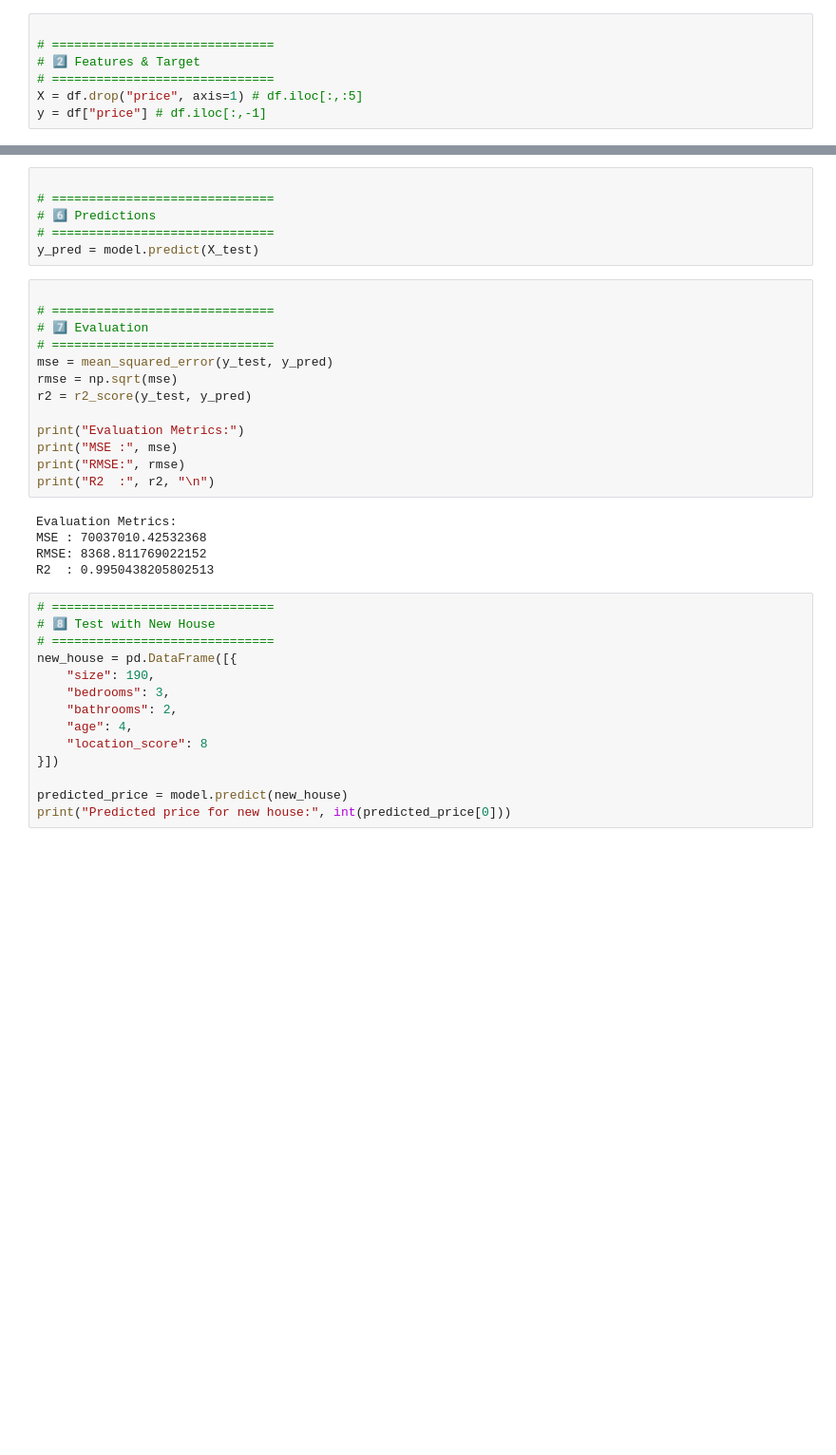
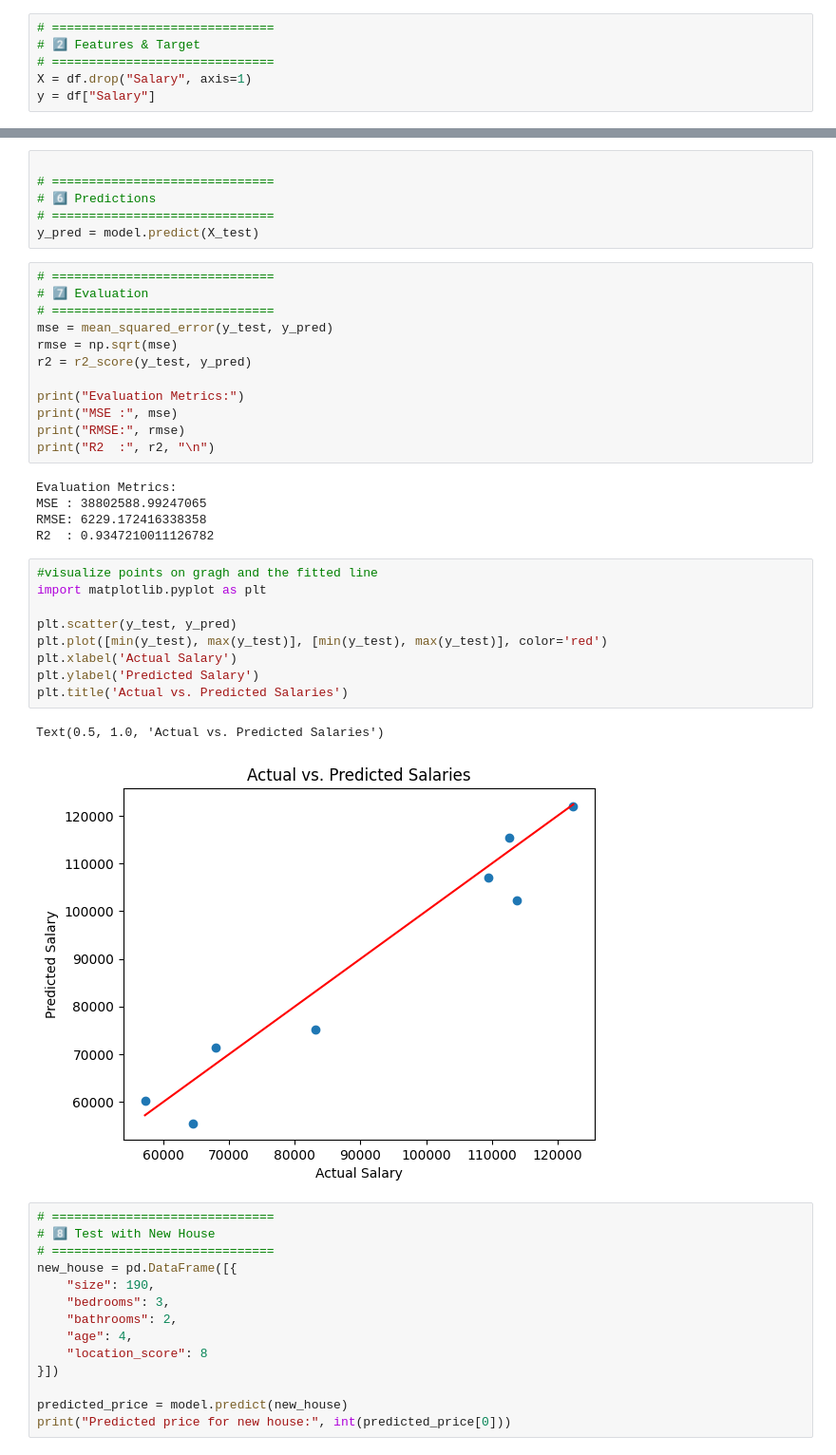
Before and after one commit to AhmedJaber012/DEBI-Labs, a Jupyter notebook: lab7/task/LinearRegression_house_price.ipynb, the cells around one changed output, grey strips where cells are left out. Shown at 95% size. Saved outputs shown, nothing was run; the diff lists cells and outputs as text; blank space fills up the shorter version.

Commit message:
task_experience salary

```diff
--- a/lab7/task/LinearRegression_house_price.ipynb
+++ b/lab7/task/LinearRegression_house_price.ipynb
@@ -26,10 +30,9 @@ Dataset preview:
 # %%
-
 # ==============================
 # 2️⃣ Features & Target
 # ==============================
-X = df.drop("price", axis=1) # df.iloc[:,:5]
-y = df["price"] # df.iloc[:,-1]
+X = df.drop("Salary", axis=1)
+y = df["Salary"]
 # %%
 X.shape # featues
 # %% [output]
@@ -83,7 +82,6 @@ Bias (Intercept): -105466.28189550355
 # ==============================
 y_pred = model.predict(X_test)
 # %%
-
 # ==============================
 # 7️⃣ Evaluation
 # ==============================
@@ -97,9 +95,21 @@ print("RMSE:", rmse)
 print("R2  :", r2, "\n")
 # %% [output]
 Evaluation Metrics:
-MSE : 70037010.42532368
-RMSE: 8368.811769022152
-R2  : 0.9950438205802513
+MSE : 38802588.99247065
+RMSE: 6229.172416338358
+R2  : 0.9347210011126782
+# %%
+#visualize points on gragh and the fitted line
+import matplotlib.pyplot as plt
+
+plt.scatter(y_test, y_pred)
+plt.plot([min(y_test), max(y_test)], [min(y_test), max(y_test)], color='red')
+plt.xlabel('Actual Salary')
+plt.ylabel('Predicted Salary')
+plt.title('Actual vs. Predicted Salaries')
+# %% [output]
+Text(0.5, 1.0, 'Actual vs. Predicted Salaries')
+[figure, added]
 # %%
 # ==============================
 # 8️⃣ Test with New House
```
Also changed, not shown: parts of 5 cells of this notebook.
